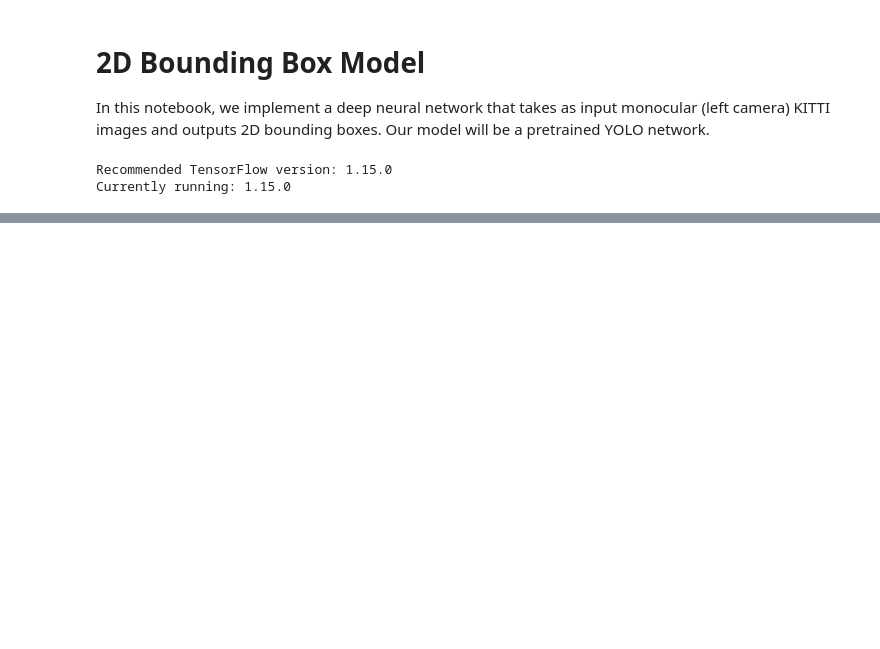
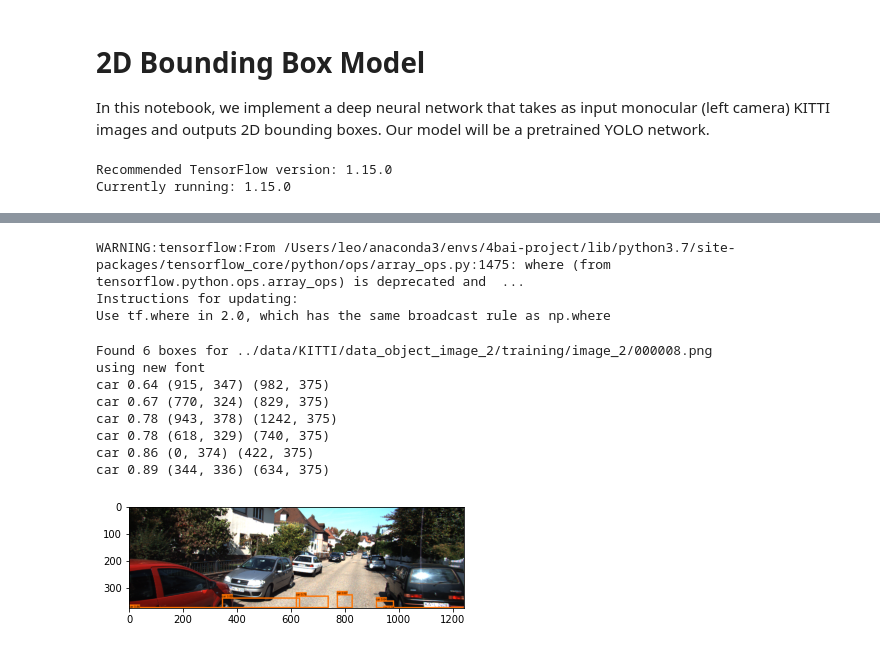
Before and after one commit to kostaleonard/4bai-3d-object-detection, a Jupyter notebook: notebooks/model_2d_bounding_box.ipynb, the cells around one changed output, grey strips where cells are left out. Drawn from its saved outputs; the diff is of its cells as text; code cells hidden in the pictures; blank space fills up the shorter version.

Commit message:
Added yolo code, needs refactor
Signed-off-by: Leo Kosta <kostaleonard@gmail.com>

```diff
--- a/notebooks/model_2d_bounding_box.ipynb
+++ b/notebooks/model_2d_bounding_box.ipynb
@@ -168,0 +251,18 @@ image_shape = (720., 1280.)
+# %%
+scores, boxes, classes = yolo_eval(yolo_outputs, image_shape)
+# %% [output]
+WARNING:tensorflow:From /Users/leo/anaconda3/envs/4bai-project/lib/python3.7/site-packages/tensorflow_core/python/ops/array_ops.py:1475: where (from tensorflow.python.ops.array_ops) is deprecated and  ...
+Instructions for updating:
+Use tf.where in 2.0, which has the same broadcast rule as np.where
+# %%
+out_scores, out_boxes, out_classes = predict(sess, "../data/KITTI/data_object_image_2/training/image_2/000008.png")
+# %% [output]
+Found 6 boxes for ../data/KITTI/data_object_image_2/training/image_2/000008.png
+using new font
+car 0.64 (915, 347) (982, 375)
+car 0.67 (770, 324) (829, 375)
+car 0.78 (943, 378) (1242, 375)
+car 0.78 (618, 329) (740, 375)
+car 0.86 (0, 374) (422, 375)
+car 0.89 (344, 336) (634, 375)
+[figure, added]
```
Also changed, not shown: parts of 5 cells of this notebook, 2 other files.
